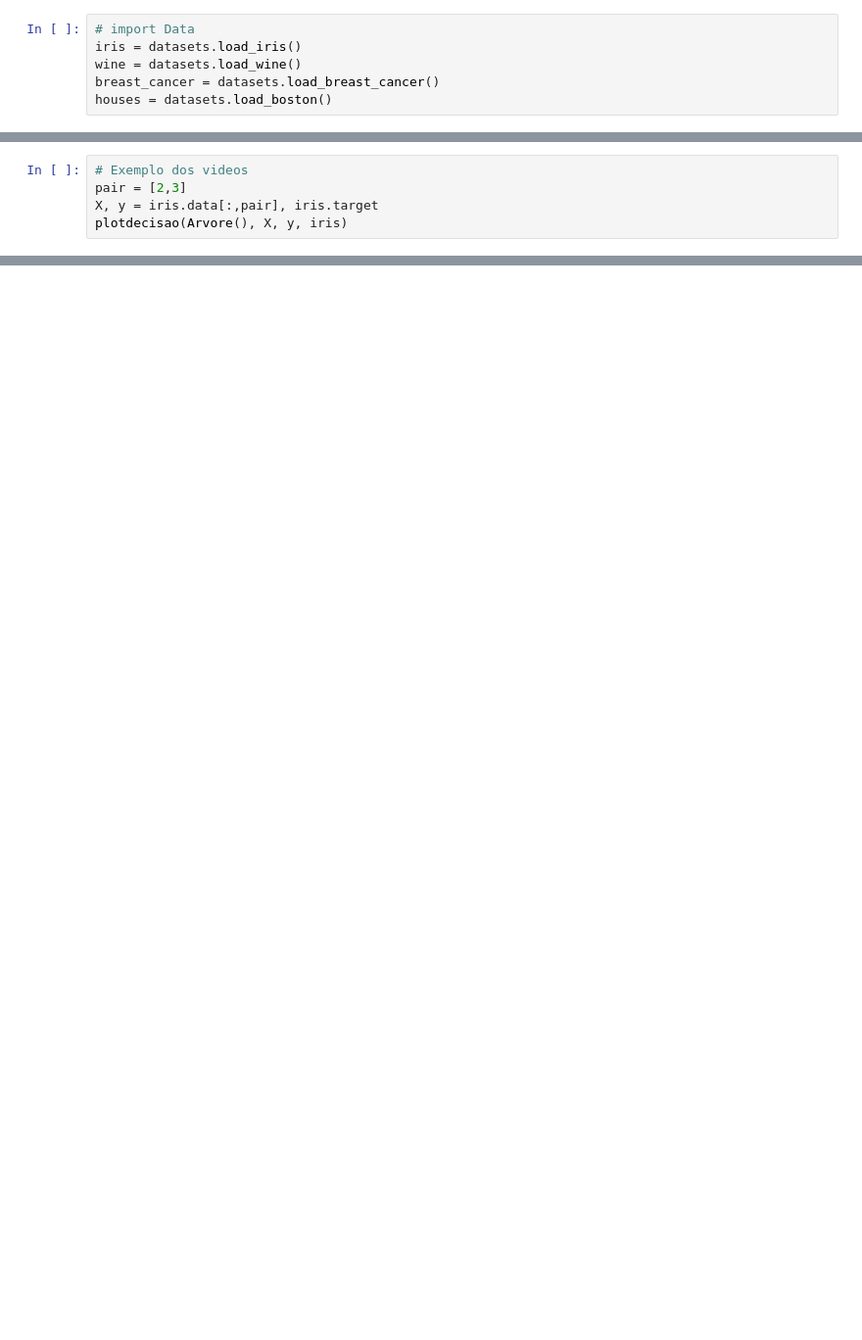
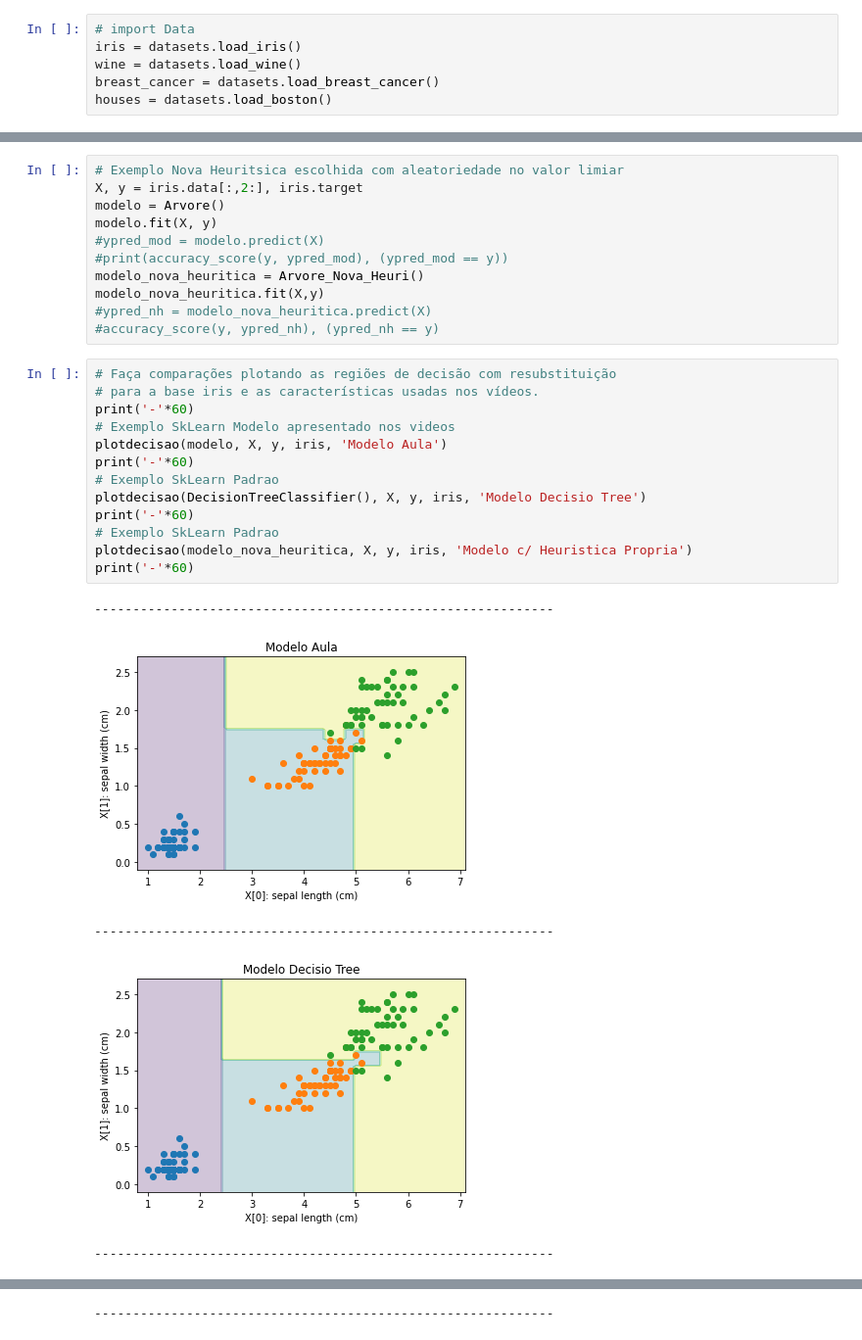
Before and after one commit to Vinicius42-00/MPCA20201, a Jupyter notebook: Tarefa_5_Reconhecimento_Padroes_Arvores_de_Decisao.ipynb, the cells around one changed output, grey strips where cells are left out. Shown at 98% size. Saved outputs shown, nothing was run; the diff lists cells and outputs as text; blank space fills up the shorter version.

```diff
--- a/Tarefa_5_Reconhecimento_Padroes_Arvores_de_Decisao.ipynb
+++ b/Tarefa_5_Reconhecimento_Padroes_Arvores_de_Decisao.ipynb
@@ -112,5 +139,0 @@ modelo = GridSearchCV(DecisionTreeClassifier(), parametros)
-# %%
-# Exemplo dos videos
-pair = [2,3]
-X, y = iris.data[:,pair], iris.target
-plotdecisao(Arvore(), X, y, iris)
@@ -187,0 +232,30 @@ Score Médio:95.33 %
+# %%
+# Exemplo Nova Heuritsica escolhida com aleatoriedade no valor limiar
+X, y = iris.data[:,2:], iris.target
+modelo = Arvore()
+modelo.fit(X, y)
+#ypred_mod = modelo.predict(X)
+#print(accuracy_score(y, ypred_mod), (ypred_mod == y))
+modelo_nova_heuritica = Arvore_Nova_Heuri()
+modelo_nova_heuritica.fit(X,y)
+#ypred_nh = modelo_nova_heuritica.predict(X)
+#accuracy_score(y, ypred_nh), (ypred_nh == y)
+# %%
+# Faça comparações plotando as regiões de decisão com resubstituição
+# para a base iris e as características usadas nos vídeos.
+print('-'*60)
+# Exemplo SkLearn Modelo apresentado nos videos
+plotdecisao(modelo, X, y, iris, 'Modelo Aula')
+print('-'*60)
+# Exemplo SkLearn Padrao
+plotdecisao(DecisionTreeClassifier(), X, y, iris, 'Modelo Decisio Tree')
+print('-'*60)
+# Exemplo SkLearn Padrao
+plotdecisao(modelo_nova_heuritica, X, y, iris, 'Modelo c/ Heuristica Propria')
+print('-'*60)
+# %% [output]
+------------------------------------------------------------
+[figure, added]
+------------------------------------------------------------
+[figure, added]
+------------------------------------------------------------
@@ -188,3 +263,4 @@ Score Médio:95.33 %
+------------------------------------------------------------
 # %%
 '''
 Também faça comparações usando validação cruzada com pelo menos 3 bases
```
Also changed, not shown: parts of 11 cells of this notebook.
